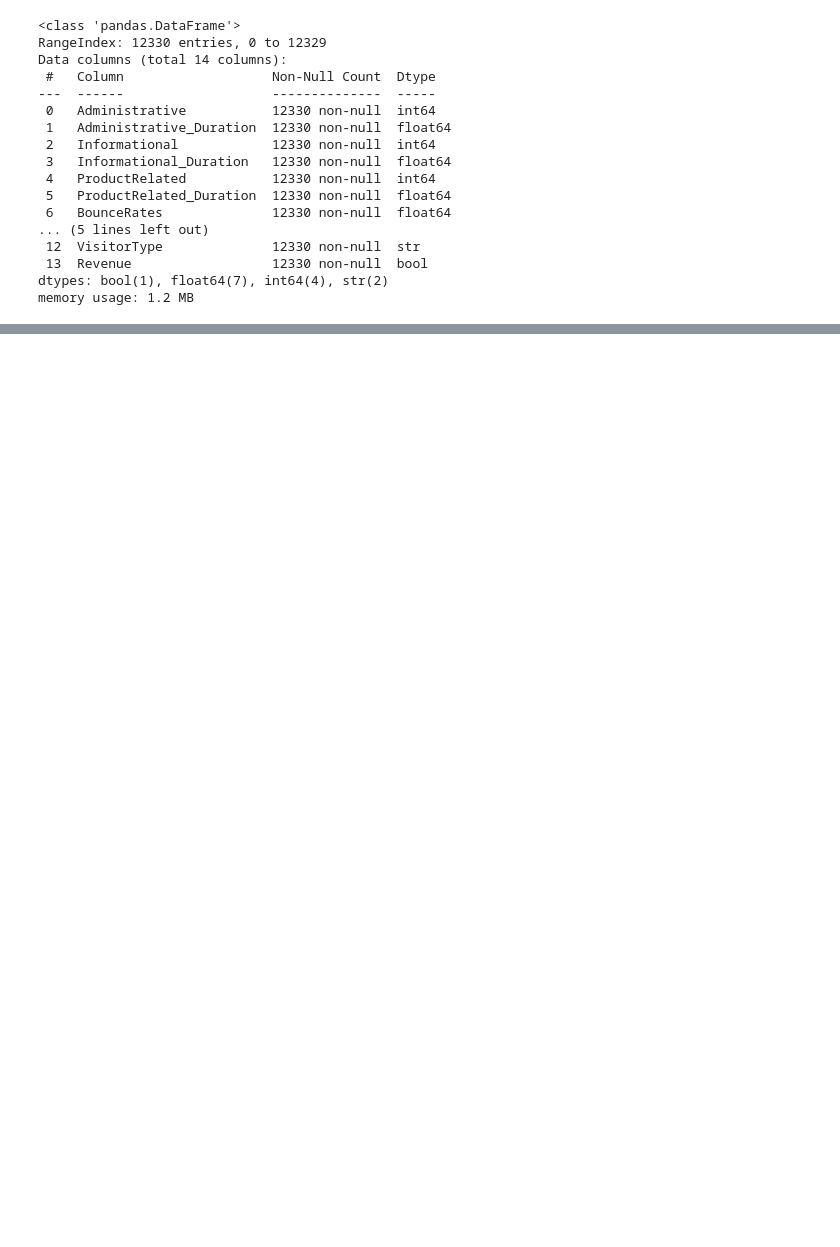
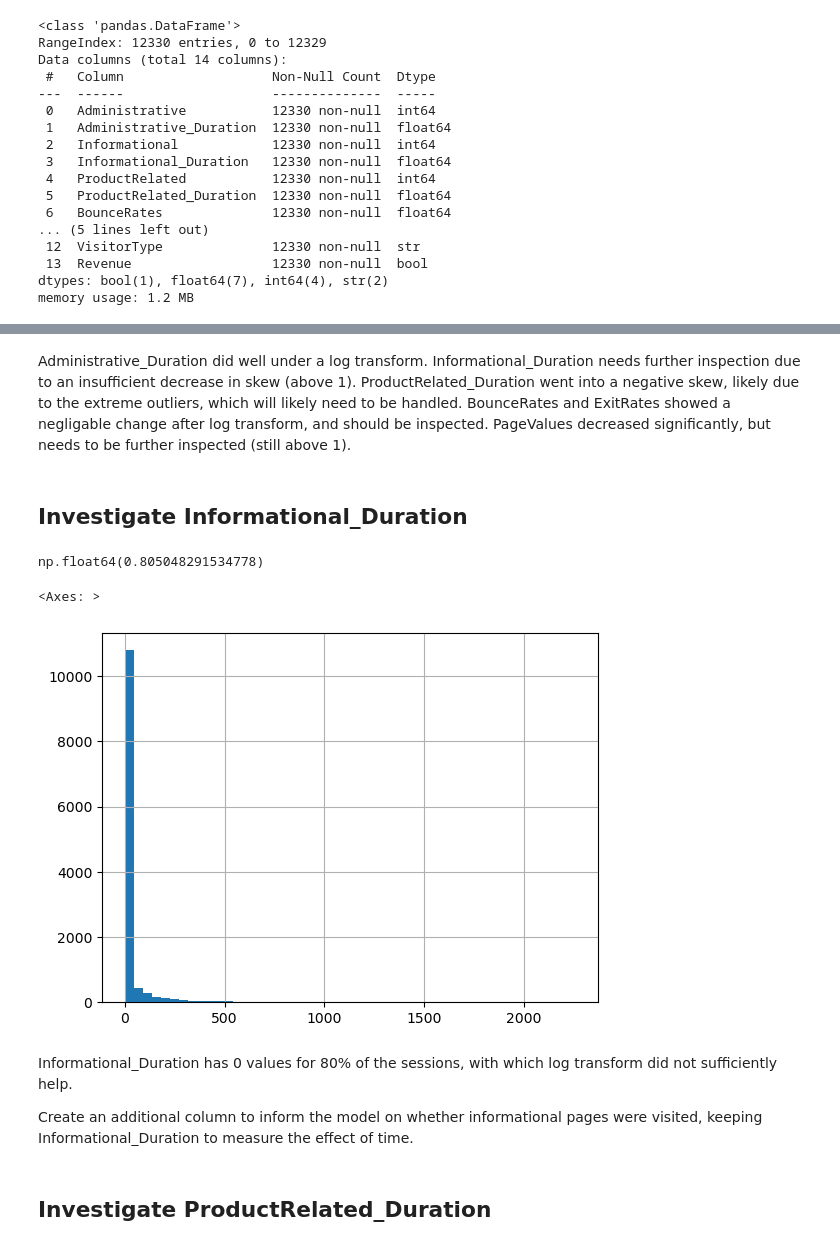
Before and after one commit to AnnaMalaschenko/Ecommerce-Shopper-Behavior, a Jupyter notebook: notebooks/preprocessing.ipynb, the cells around one changed output, grey strips where cells are left out. Drawn from its saved outputs; the diff is of its cells as text; code cells hidden in the pictures; blank space fills up the shorter version.

Commit message:
update eda, preprocessing and model notebooks

```diff
--- a/notebooks/preprocessing.ipynb
+++ b/notebooks/preprocessing.ipynb
@@ -26,0 +116,3 @@ memory usage: 1.2 MB
+# %%
+df_encoded = pd.get_dummies(df_encoded, columns=['Month'], drop_first=True)
+print(df_encoded.columns)
@@ -26,0 +146,4 @@ memory usage: 1.2 MB
+# %%
+df_encoded = pd.get_dummies(df_encoded, columns=['VisitorType'])
+df_encoded = df_encoded.drop(columns=['VisitorType_Other']) # Drop a column after creating to keep New_Visitor for it's coefficient
+print(df_encoded.columns)
@@ -26,0 +161,5 @@ memory usage: 1.2 MB
+# %%
+cols_skew_check = ['Administrative_Duration', 'Informational_Duration', 'ProductRelated_Duration', 'BounceRates', 'ExitRates', 'PageValues']
+
+for col in cols_skew_check:
+    print(f'{col}:, {df_encoded[col].skew()}')
@@ -26,0 +173,6 @@ memory usage: 1.2 MB
+# %%
+print("New Skews")
+
+for col in cols_skew_check:
+    df_encoded[f'{col}_log'] = np.log1p(df_encoded[col])
+    print(f'{col}_log:, {df_encoded[f'{col}_log'].skew()}')
@@ -26,0 +187,21 @@ memory usage: 1.2 MB
+# %% [markdown]
+Administrative_Duration did well under a log transform.
+Informational_Duration needs further inspection due to an insufficient decrease in skew (above 1).
+ProductRelated_Duration went into a negative skew, likely due to the extreme outliers, which will likely need to be handled.
+BounceRates and ExitRates showed a negligable change after log transform, and should be inspected.
+PageValues decreased significantly, but needs to be further inspected (still above 1).
+# %% [markdown]
+## Investigate Informational_Duration
+# %%
+(df_encoded['Informational_Duration'] == 0).mean()
+# %% [output]
+np.float64(0.805048291534778)
+# %%
+df_encoded['Informational_Duration'].hist(bins=50)
+# %% [output]
+<Axes: >
+[figure, added]
+# %% [markdown]
+Informational_Duration has 0 values for 80% of the sessions, with which log transform did not sufficiently help.
+
+Create an additional column to inform the model on whether informational pages were visited, keeping Informational_Duration to measure the effect of time.
@@ -26,0 +210,2 @@ memory usage: 1.2 MB
+# %% [markdown]
+## Investigate ProductRelated_Duration
```
Also changed, not shown: parts of 40 cells of this notebook, 2 other files.
